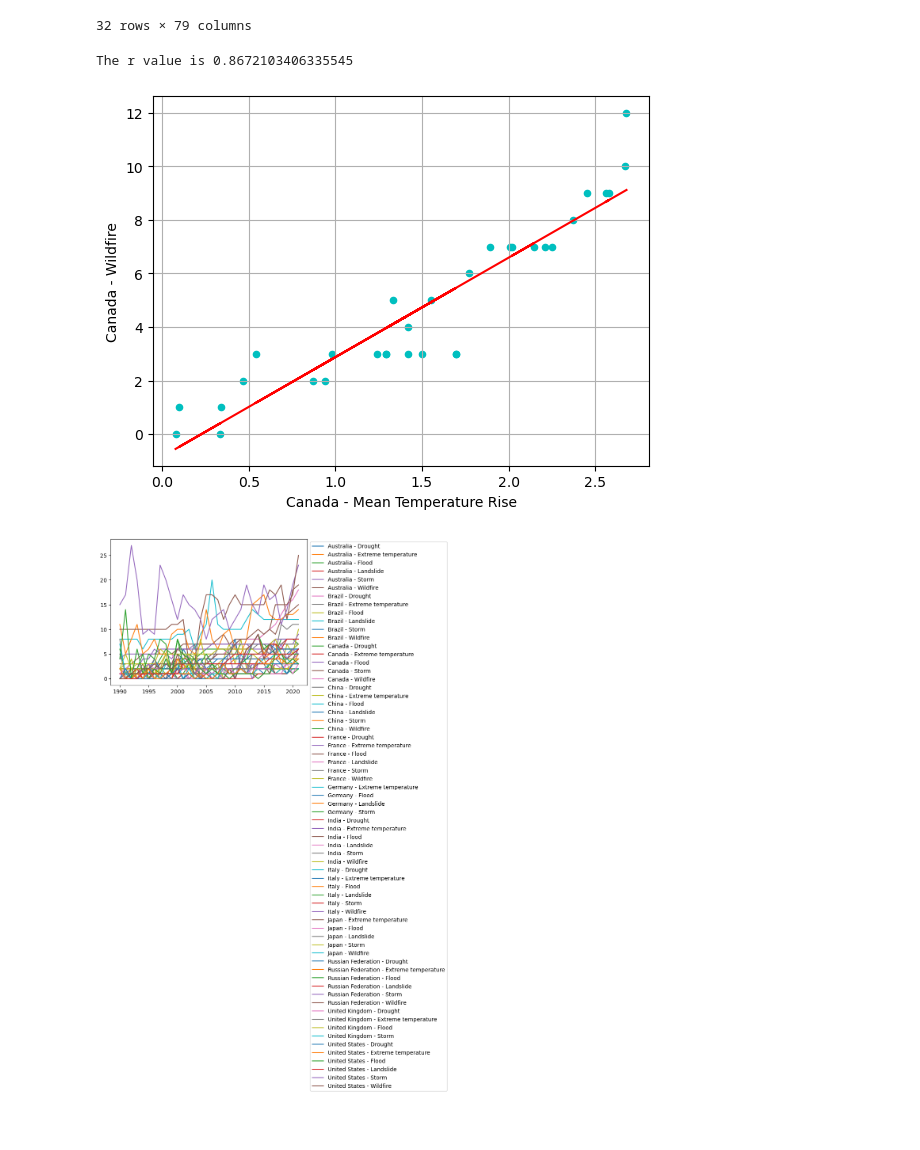
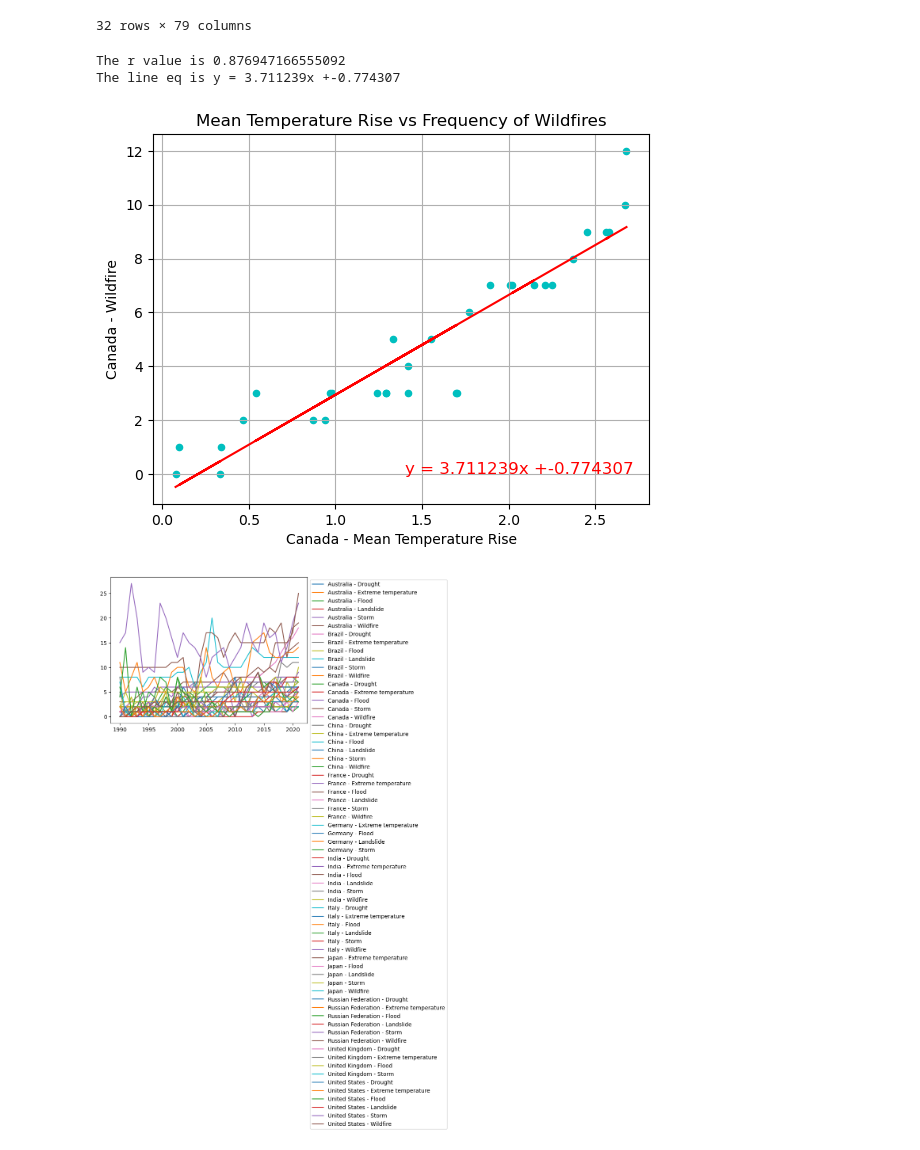
Before and after one commit to vivsarraf/Global-Warming, a Jupyter notebook: WeatherPatterns.ipynb, the cells around one changed output. Drawn from its saved outputs; the diff is of its cells as text; code cells hidden in the pictures; blank space fills up the shorter version.

```diff
--- a/WeatherPatterns.ipynb
+++ b/WeatherPatterns.ipynb
@@ -264,22 +264,26 @@ Temperature_disasters_df
 32 rows × 79 columns
 # %%
 Temperature_disasters_df.plot(x='Canada - Mean Temperature Rise', y='Canada - Wildfire', kind = 'scatter',
-           marker='o', color ='c',grid=True)
+           marker='o',facecolors='b', color ='c',grid=True)
 
 x_values = Temperature_disasters_df['Canada - Mean Temperature Rise']
 y_values = Temperature_disasters_df['Canada - Wildfire']
 (slope, intercept, rvalue, pvalue, stderr) = stats.linregress(x_values, y_values)
 regress_values = x_values * slope + intercept
 line_eq = "y = " + str(round(slope,6)) + "x +" + str(round(intercept,6))
 
 plt.plot(x_values,regress_values,color='r')
-plt.annotate(line_eq,(1000,55),fontsize=10,color="r")
-#plt.annotate(line_eq,(80000,30000),fontsize=10,color="r")
-#plt.savefig("Images/GDP_Medical_doctors_scatter.png")
+plt.savefig("Images/Mean Temperature Rise vs Wild fire.png", format='png', dpi=270)
+plt.annotate(line_eq,(1.4,0.00),fontsize=12,color="red")
+# Add labels and title to plot
+
+plt.title('Mean Temperature Rise vs Frequency of Wildfires')
 print(f"The r value is {rvalue**2}")
+print(f"The line eq is {line_eq}")
 # %% [output]
-The r value is 0.8672103406335545
+The r value is 0.876947166555092
+The line eq is y = 3.711239x +-0.774307
-[figure, old version]
+[figure, new version]
 # %%
 
 ax = country_df.plot()
```
Also changed, not shown: 2 other files.
